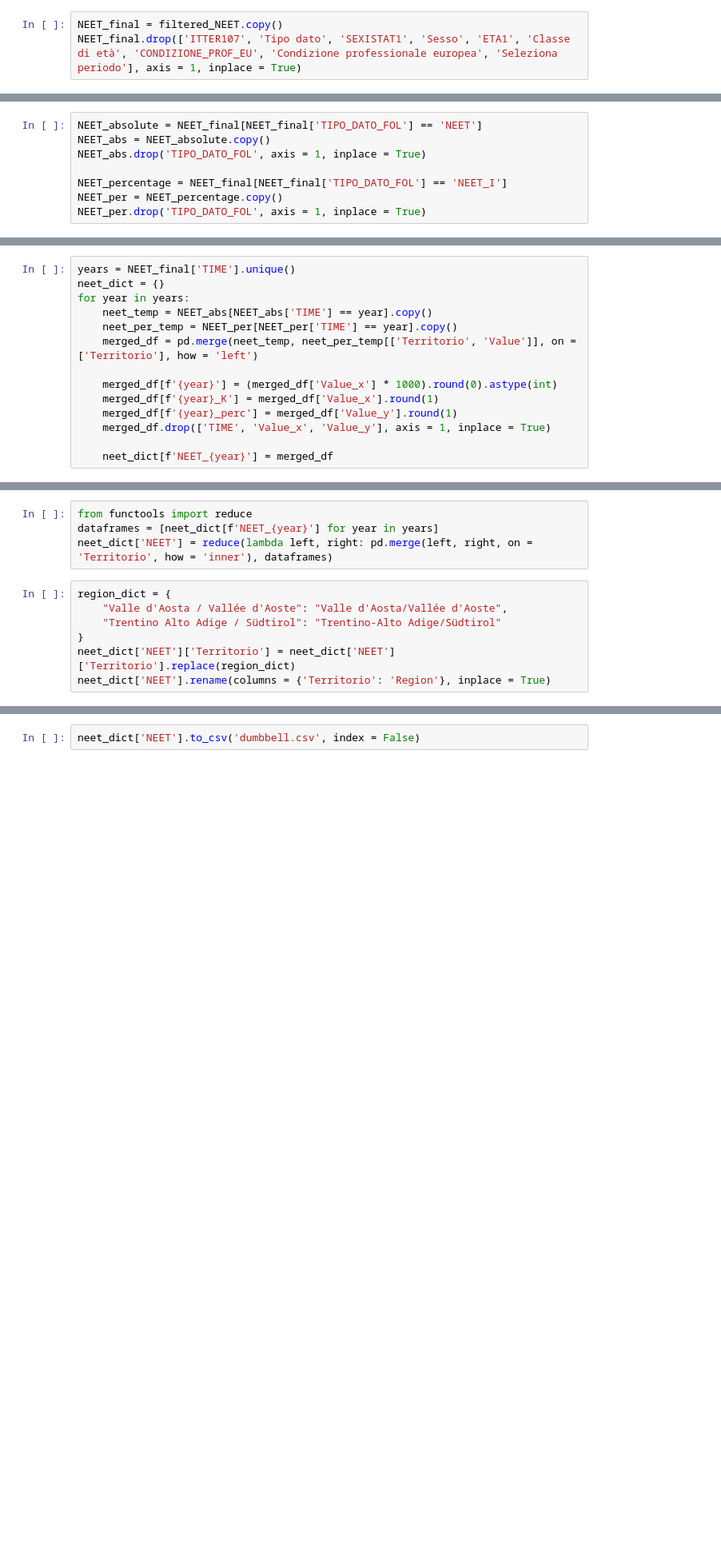
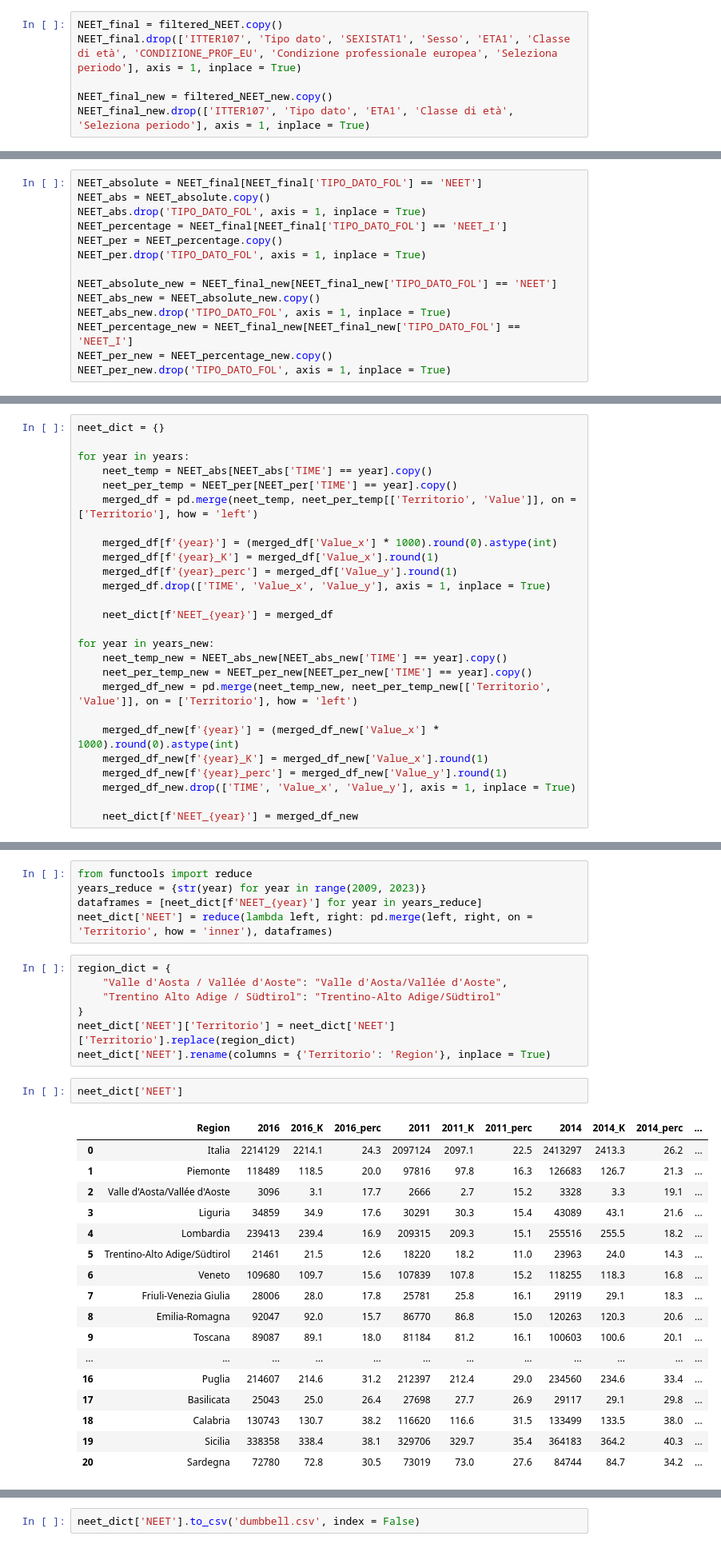
Before and after one commit to VittorioBartolomeoSecondin/DVISProject-CAValli_Team, a Jupyter notebook: Preprocessing_story3.ipynb, the cells around one changed output, grey strips where cells are left out. Shown at 80% size. Drawn from its saved outputs; the diff is of its cells as text; blank space fills up the shorter version.

```diff
--- a/Preprocessing_story3.ipynb
+++ b/Preprocessing_story3.ipynb
@@ -68,3 +97,6 @@ We drop useless columns.
 # %%
 NEET_final = filtered_NEET.copy()
 NEET_final.drop(['ITTER107', 'Tipo dato', 'SEXISTAT1', 'Sesso', 'ETA1', 'Classe di età', 'CONDIZIONE_PROF_EU', 'Condizione professionale europea', 'Seleziona periodo'], axis = 1, inplace = True)
+
+NEET_final_new = filtered_NEET_new.copy()
+NEET_final_new.drop(['ITTER107', 'Tipo dato', 'ETA1', 'Classe di età', 'Seleziona periodo'], axis = 1, inplace = True)
@@ -72,7 +106,13 @@ NEET_final.drop(['ITTER107', 'Tipo dato', 'SEXISTAT1', 'Sesso', 'ETA1', 'Classe
 NEET_absolute = NEET_final[NEET_final['TIPO_DATO_FOL'] == 'NEET']
 NEET_abs = NEET_absolute.copy()
 NEET_abs.drop('TIPO_DATO_FOL', axis = 1, inplace = True)
-
 NEET_percentage = NEET_final[NEET_final['TIPO_DATO_FOL'] == 'NEET_I']
 NEET_per = NEET_percentage.copy()
 NEET_per.drop('TIPO_DATO_FOL', axis = 1, inplace = True)
+
+NEET_absolute_new = NEET_final_new[NEET_final_new['TIPO_DATO_FOL'] == 'NEET']
+NEET_abs_new = NEET_absolute_new.copy()
+NEET_abs_new.drop('TIPO_DATO_FOL', axis = 1, inplace = True)
+NEET_percentage_new = NEET_final_new[NEET_final_new['TIPO_DATO_FOL'] == 'NEET_I']
+NEET_per_new = NEET_percentage_new.copy()
+NEET_per_new.drop('TIPO_DATO_FOL', axis = 1, inplace = True)
@@ -79,6 +121,6 @@ NEET_per.drop('TIPO_DATO_FOL', axis = 1, inplace = True)
 # %%
-years = NEET_final['TIME'].unique()
 neet_dict = {}
+
 for year in years:
     neet_temp = NEET_abs[NEET_abs['TIME'] == year].copy()
     neet_per_temp = NEET_per[NEET_per['TIME'] == year].copy()
@@ -90,3 +132,15 @@ for year in years:
     merged_df.drop(['TIME', 'Value_x', 'Value_y'], axis = 1, inplace = True)
 
     neet_dict[f'NEET_{year}'] = merged_df
+
+for year in years_new:
+    neet_temp_new = NEET_abs_new[NEET_abs_new['TIME'] == year].copy()
+    neet_per_temp_new = NEET_per_new[NEET_per_new['TIME'] == year].copy()
+    merged_df_new = pd.merge(neet_temp_new, neet_per_temp_new[['Territorio', 'Value']], on = ['Territorio'], how = 'left')
+
+    merged_df_new[f'{year}'] = (merged_df_new['Value_x'] * 1000).round(0).astype(int)
+    merged_df_new[f'{year}_K'] = merged_df_new['Value_x'].round(1)
+    merged_df_new[f'{year}_perc'] = merged_df_new['Value_y'].round(1)
+    merged_df_new.drop(['TIME', 'Value_x', 'Value_y'], axis = 1, inplace = True)
+
+    neet_dict[f'NEET_{year}'] = merged_df_new
@@ -93,6 +167,7 @@ for year in years:
 # %%
 from functools import reduce
-dataframes = [neet_dict[f'NEET_{year}'] for year in years]
+years_reduce = {str(year) for year in range(2009, 2023)}
+dataframes = [neet_dict[f'NEET_{year}'] for year in years_reduce]
 neet_dict['NEET'] = reduce(lambda left, right: pd.merge(left, right, on = 'Territorio', how = 'inner'), dataframes)
 # %%
 region_dict = {
@@ -101,3 +176,23 @@ region_dict = {
 }
 neet_dict['NEET']['Territorio'] = neet_dict['NEET']['Territorio'].replace(region_dict)
 neet_dict['NEET'].rename(columns = {'Territorio': 'Region'}, inplace = True)
+# %%
+neet_dict['NEET']
+# %% [output]
+|  | Region | 2016 | 2016_K | 2016_perc | 2011 | 2011_K | 2011_perc | 2014 | 2014_K | 2014_perc | ... |
+| 0 | Italia | 2214129 | 2214.1 | 24.3 | 2097124 | 2097.1 | 22.5 | 2413297 | 2413.3 | 26.2 | ... |
+| 1 | Piemonte | 118489 | 118.5 | 20.0 | 97816 | 97.8 | 16.3 | 126683 | 126.7 | 21.3 | ... |
+| 2 | Valle d'Aosta/Vallée d'Aoste | 3096 | 3.1 | 17.7 | 2666 | 2.7 | 15.2 | 3328 | 3.3 | 19.1 | ... |
+| 3 | Liguria | 34859 | 34.9 | 17.6 | 30291 | 30.3 | 15.4 | 43089 | 43.1 | 21.6 | ... |
+| 4 | Lombardia | 239413 | 239.4 | 16.9 | 209315 | 209.3 | 15.1 | 255516 | 255.5 | 18.2 | ... |
+| 5 | Trentino-Alto Adige/Südtirol | 21461 | 21.5 | 12.6 | 18220 | 18.2 | 11.0 | 23963 | 24.0 | 14.3 | ... |
+| 6 | Veneto | 109680 | 109.7 | 15.6 | 107839 | 107.8 | 15.2 | 118255 | 118.3 | 16.8 | ... |
+| 7 | Friuli-Venezia Giulia | 28006 | 28.0 | 17.8 | 25781 | 25.8 | 16.1 | 29119 | 29.1 | 18.3 | ... |
+| 8 | Emilia-Romagna | 92047 | 92.0 | 15.7 | 86770 | 86.8 | 15.0 | 120263 | 120.3 | 20.6 | ... |
+| 9 | Toscana | 89087 | 89.1 | 18.0 | 81184 | 81.2 | 16.1 | 100603 | 100.6 | 20.1 | ... |
+| ... | ... | ... | ... | ... | ... | ... | ... | ... | ... | ... | ... |
+| 16 | Puglia | 214607 | 214.6 | 31.2 | 212397 | 212.4 | 29.0 | 234560 | 234.6 | 33.4 | ... |
+| 17 | Basilicata | 25043 | 25.0 | 26.4 | 27698 | 27.7 | 26.9 | 29117 | 29.1 | 29.8 | ... |
+| 18 | Calabria | 130743 | 130.7 | 38.2 | 116620 | 116.6 | 31.5 | 133499 | 133.5 | 38.0 | ... |
+| 19 | Sicilia | 338358 | 338.4 | 38.1 | 329706 | 329.7 | 35.4 | 364183 | 364.2 | 40.3 | ... |
+| 20 | Sardegna | 72780 | 72.8 | 30.5 | 73019 | 73.0 | 27.6 | 84744 | 84.7 | 34.2 | ... |
```
Also changed, not shown: parts of 13 cells of this notebook.
